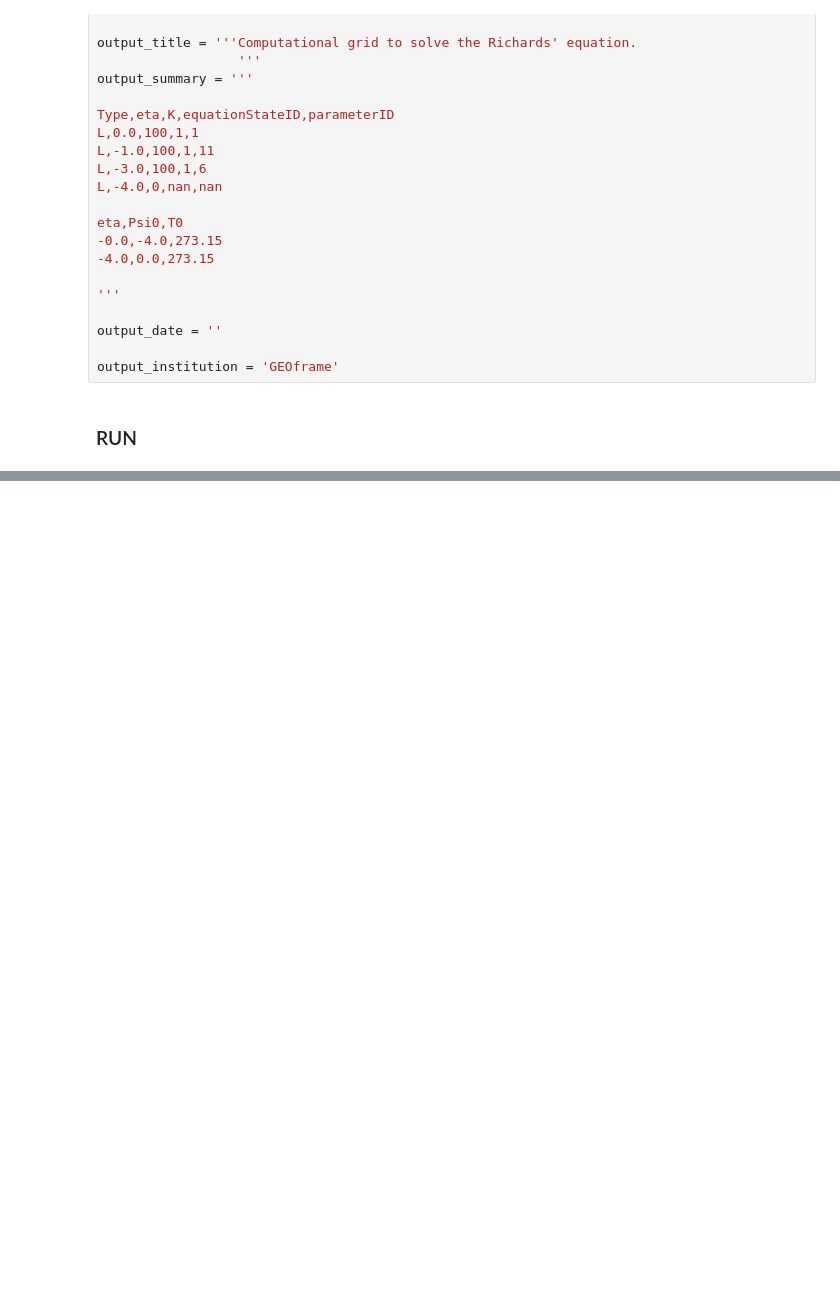
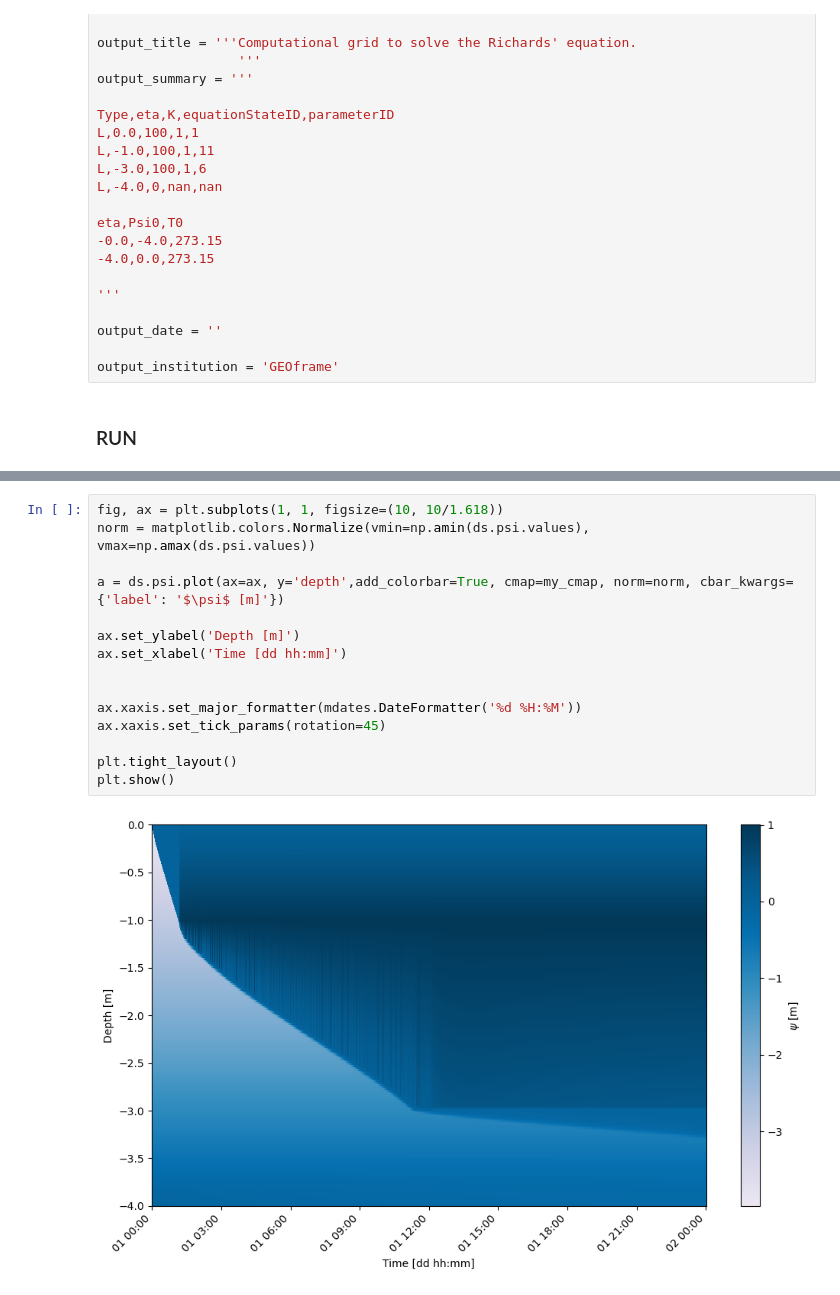
Before and after one commit to Fakkin/WHETGEO1D_Idrologia_21_22, a Jupyter notebook: Jupyter_Notebook/Terreno1.ipynb, the cells around one changed output, grey strips where cells are left out. Cells and saved outputs as stored; diff of their text form; blank space fills up the shorter version.

```diff
--- a/Jupyter_Notebook/Terreno1.ipynb
+++ b/Jupyter_Notebook/Terreno1.ipynb
@@ -150,0 +198,17 @@ IC
+# %%
+fig, ax = plt.subplots(1, 1, figsize=(10, 10/1.618))
+norm = matplotlib.colors.Normalize(vmin=np.amin(ds.psi.values), vmax=np.amax(ds.psi.values))
+
+a = ds.psi.plot(ax=ax, y='depth',add_colorbar=True, cmap=my_cmap, norm=norm, cbar_kwargs={'label': '$\psi$ [m]'})
+
+ax.set_ylabel('Depth [m]')
+ax.set_xlabel('Time [dd hh:mm]')
+
+
+ax.xaxis.set_major_formatter(mdates.DateFormatter('%d %H:%M'))
+ax.xaxis.set_tick_params(rotation=45)
+
+plt.tight_layout()
+plt.show()
+# %% [output]
+[figure, added]
```
Also changed, not shown: parts of 12 cells of this notebook, 7 other files.
